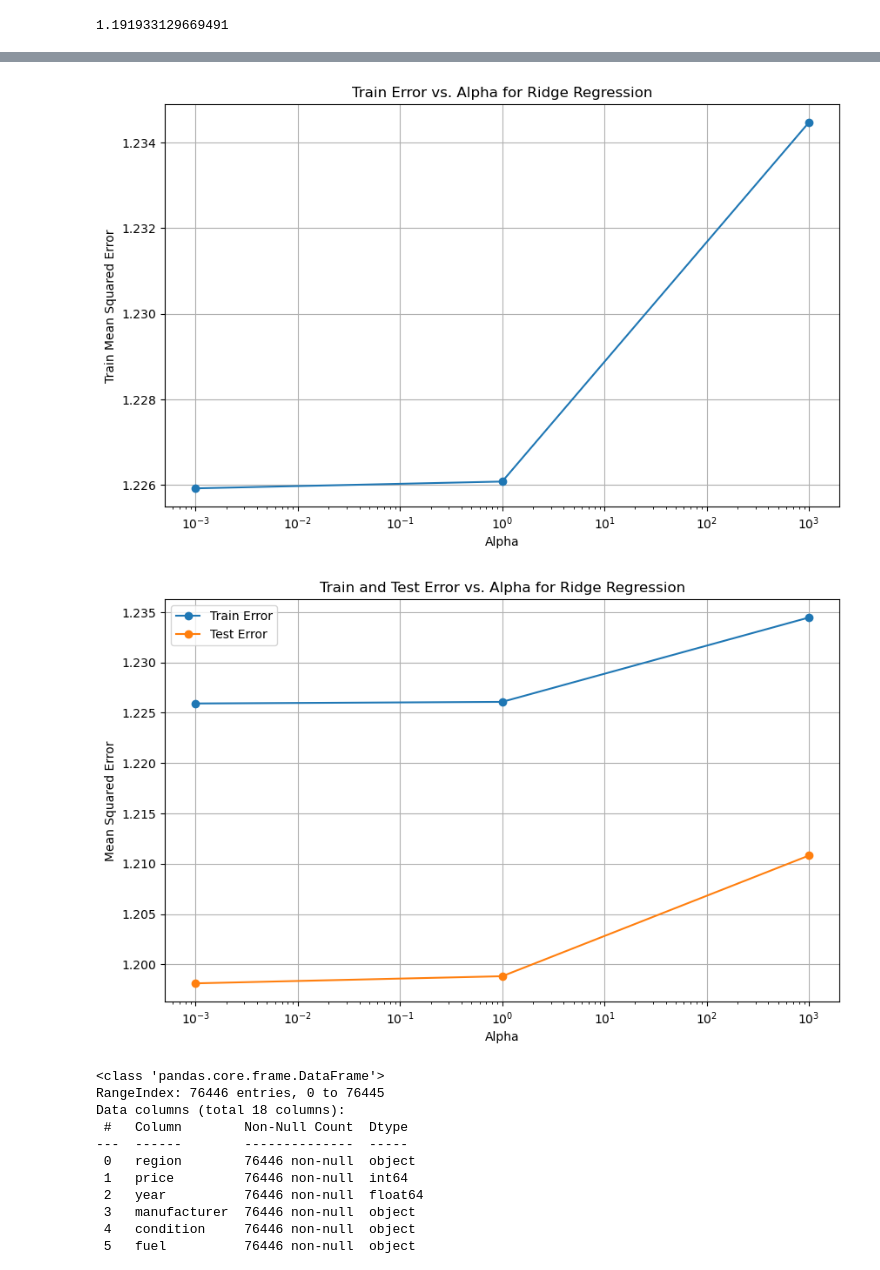
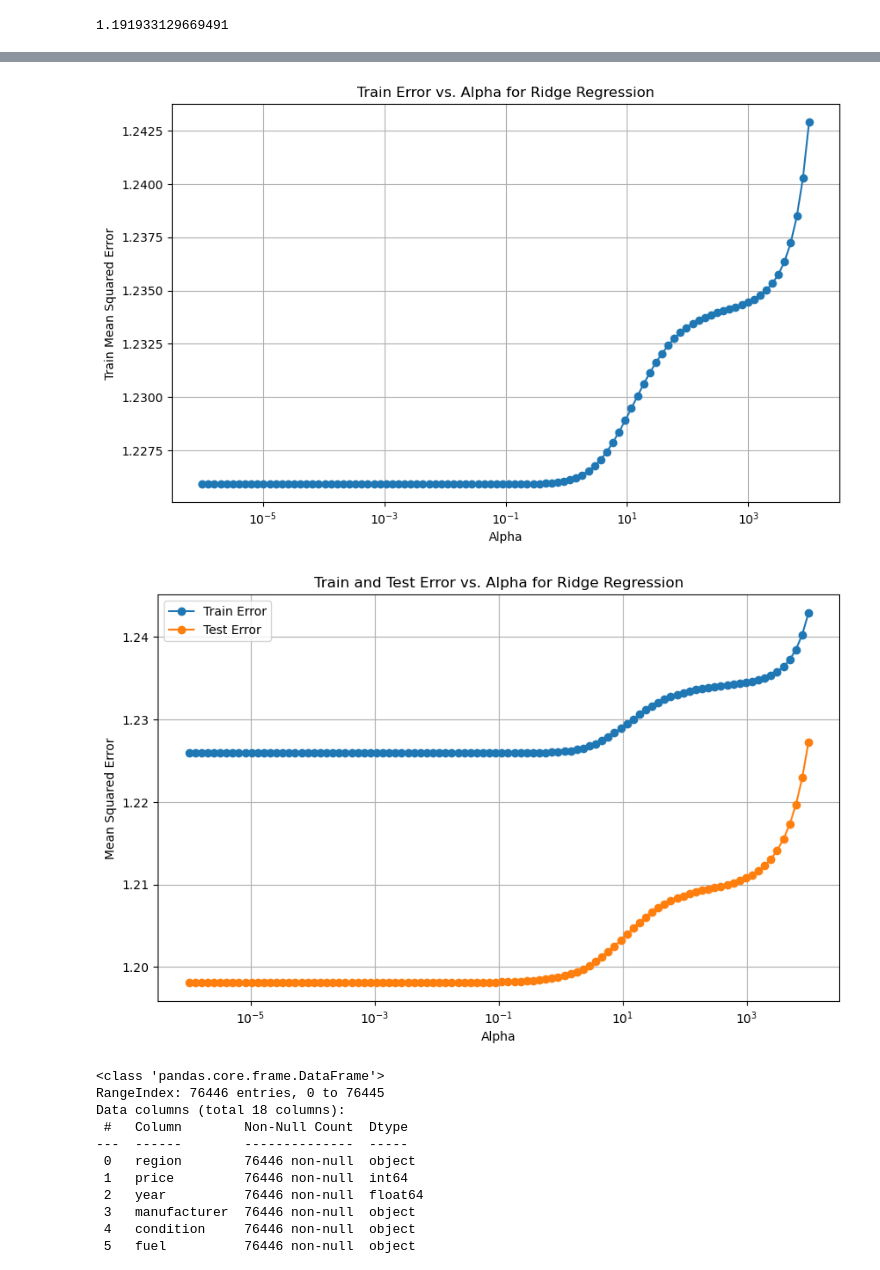
Before and after one commit to pravinpowale/Berkeley-AI-ML-Module-11-Assignment, a Jupyter notebook: Module 11 Workbook.ipynb, the cells around one changed output, grey strips where cells are left out. Cells and saved outputs as stored; diff of their text form; code cells hidden in the pictures.

Commit message:
Add files via upload
Revised the model #10 charts

```diff
--- a/Module 11 Workbook.ipynb
+++ b/Module 11 Workbook.ipynb
@@ -1190,7 +1190,8 @@ print(test_mse)
 # %%
 ### Plot test error vs alpha
 
-alphas = parameters_to_try['regression__alpha']
+parameters_to_try1 = {'regression__alpha': 10**np.linspace(-6, 4, 100)}
+alphas = parameters_to_try1['regression__alpha']
 test_errors = []
 
 X_test = df_cl4.iloc[test_idx]
@@ -1223,7 +1224,7 @@ plt.show()
 # %%
 ### Plot train error vs alpha
-
-alphas = parameters_to_try['regression__alpha']
+parameters_to_try1 = {'regression__alpha': 10**np.linspace(-6, 4, 100)}
+alphas = parameters_to_try1['regression__alpha']
 train_errors = []
 
 X_train = df_cl4.iloc[train_idx]
@@ -1252,22 +1253,22 @@ plt.title('Train Error vs. Alpha for Ridge Regression')
 plt.grid(True)
 plt.show()
 # %% [output]
-[figure, old version]
+[figure, new version]
 # %%
 ## Superimpose both train and test error charts
 
 plt.figure(figsize=(10, 6))
-plt.plot(parameters_to_try['regression__alpha'], train_errors, label='Train Error', marker='o')
-plt.plot(parameters_to_try['regression__alpha'], test_errors, label='Test Error', marker='o')
+plt.plot(parameters_to_try1['regression__alpha'], train_errors, label='Train Error', marker='o')
+plt.plot(parameters_to_try1['regression__alpha'], test_errors, label='Test Error', marker='o')
 plt.xscale('log')
 plt.xlabel('Alpha')
 plt.ylabel('Mean Squared Error')
 plt.title('Train and Test Error vs. Alpha for Ridge Regression')
 plt.legend()
 plt.grid(True)
 plt.show()
 # %% [output]
-[figure, old version]
+[figure, new version]
 # %%
 print(df_cl4.info())
 # %% [output]
```
Also changed, not shown: parts of 1 cell of this notebook.
